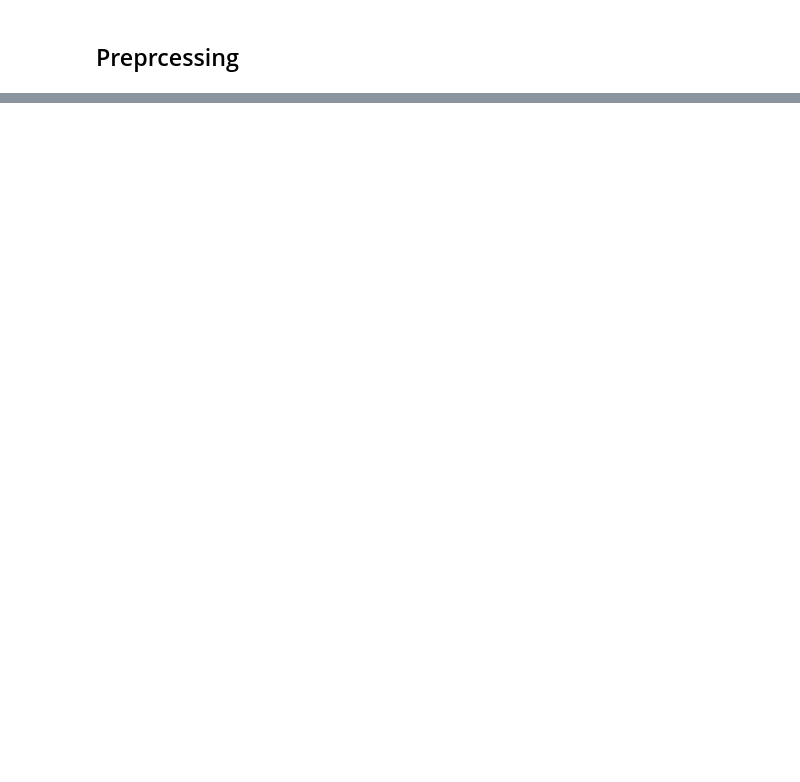
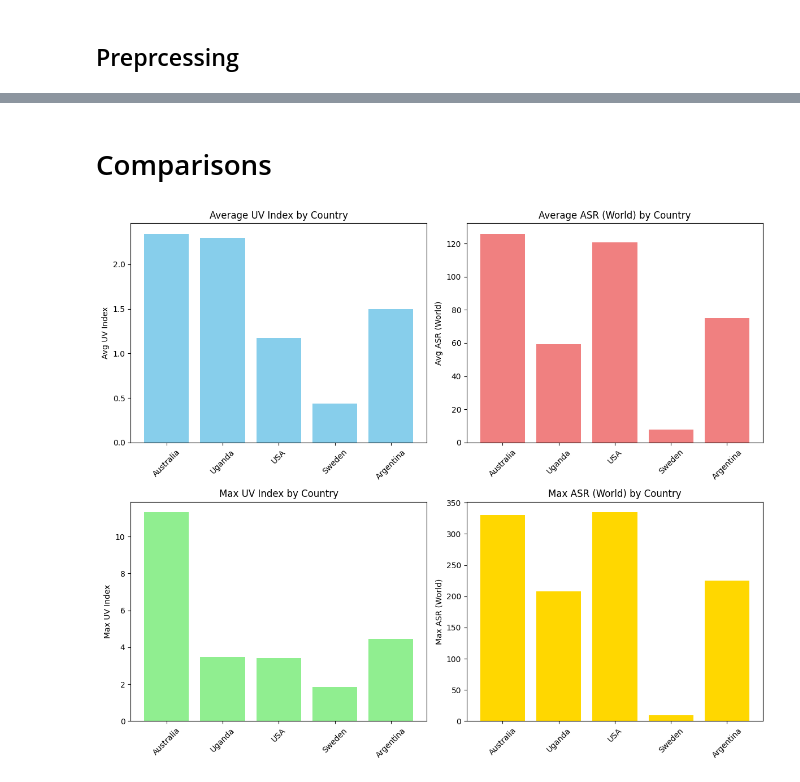
Before and after one commit to mohaneddz/Project-UV, a Jupyter notebook: countries-uv.ipynb, the cells around one changed output, grey strips where cells are left out. Saved outputs shown, nothing was run; the diff lists cells and outputs as text; code cells hidden in the pictures; blank space fills up the shorter version.

```diff
--- a/countries-uv.ipynb
+++ b/countries-uv.ipynb
@@ -110,7 +170,9 @@ for country, df in df_cancer_countries.items():
         'Min Total': df['Total'].min(),
         'Number of Records': len(df),
         'Min Year': df['Year'].min(),
-        'Max Year': df['Year'].max()
+        'Max Year': df['Year'].max(),
+        'Number of Cancer Types': df['Cancer label'].nunique(),
+        'Number of Years': df['Year'].nunique()
     }
     stats_data_cancer.append(stats)
 
@@ -124,10 +186,10 @@ numeric_rows_cancer = ['Avg ASR (World)', 'Max ASR (World)', 'Min ASR (World)',
                        'Std ASR (World)', 'Avg Crude rate', 'Max Crude rate', 'Min Crude rate',
                        'Avg Cumulative risk', 'Max Cumulative risk', 'Min Cumulative risk',
                        'Total Cases', 'Avg Total', 'Max Total', 'Min Total', 'Number of Records',
-                       'Min Year', 'Max Year']
+                       'Min Year', 'Max Year', 'Number of Cancer Types', 'Number of Years']
 
 for row in numeric_rows_cancer:
-    if row in ['Total Cases', 'Number of Records', 'Min Year', 'Max Year', 'Max Total', 'Min Total']:
+    if row in ['Total Cases', 'Number of Records', 'Min Year', 'Max Year', 'Max Total', 'Min Total', 'Number of Cancer Types', 'Number of Years']:
         df_cancer_stats_formatted.loc[row] = df_cancer_stats_formatted.loc[row].apply(lambda x: f"{int(x)}")
     else:
         df_cancer_stats_formatted.loc[row] = df_cancer_stats_formatted.loc[row].apply(lambda x: f"{float(x):.2f}")
@@ -278,0 +232,43 @@ display(styled_table_cancer)
+# %% [markdown]
+# Comparisons
+# %%
+import matplotlib.pyplot as plt
+
+# Extract data for plotting
+countries = df_uv_stats.columns.tolist()
+avg_uv = df_uv_stats.loc['Avg UV Index'].values
+max_uv = df_uv_stats.loc['Max UV Index'].values
+avg_asr = df_cancer_stats.loc['Avg ASR (World)'].values
+max_asr = df_cancer_stats.loc['Max ASR (World)'].values
+
+# Create subplots
+fig, axes = plt.subplots(2, 2, figsize=(12, 10))
+
+# Top left: Bar plot for Avg UV Index
+axes[0, 0].bar(countries, avg_uv, color='skyblue')
+axes[0, 0].set_title('Average UV Index by Country')
+axes[0, 0].set_ylabel('Avg UV Index')
+axes[0, 0].tick_params(axis='x', rotation=45)
+
+# Top right: Bar plot for Avg ASR (World)
+axes[0, 1].bar(countries, avg_asr, color='lightcoral')
+axes[0, 1].set_title('Average ASR (World) by Country')
+axes[0, 1].set_ylabel('Avg ASR (World)')
+axes[0, 1].tick_params(axis='x', rotation=45)
+
+# Bottom left: Bar plot for Max UV Index
+axes[1, 0].bar(countries, max_uv, color='lightgreen')
+axes[1, 0].set_title('Max UV Index by Country')
+axes[1, 0].set_ylabel('Max UV Index')
+axes[1, 0].tick_params(axis='x', rotation=45)
+
+# Bottom right: Bar plot for Max ASR (World)
+axes[1, 1].bar(countries, max_asr, color='gold')
+axes[1, 1].set_title('Max ASR (World) by Country')
+axes[1, 1].set_ylabel('Max ASR (World)')
+axes[1, 1].tick_params(axis='x', rotation=45)
+
+plt.tight_layout()
+plt.show()
+# %% [output]
+[figure, added]
```
Also changed, not shown: parts of 8 cells of this notebook, 6 other files.
